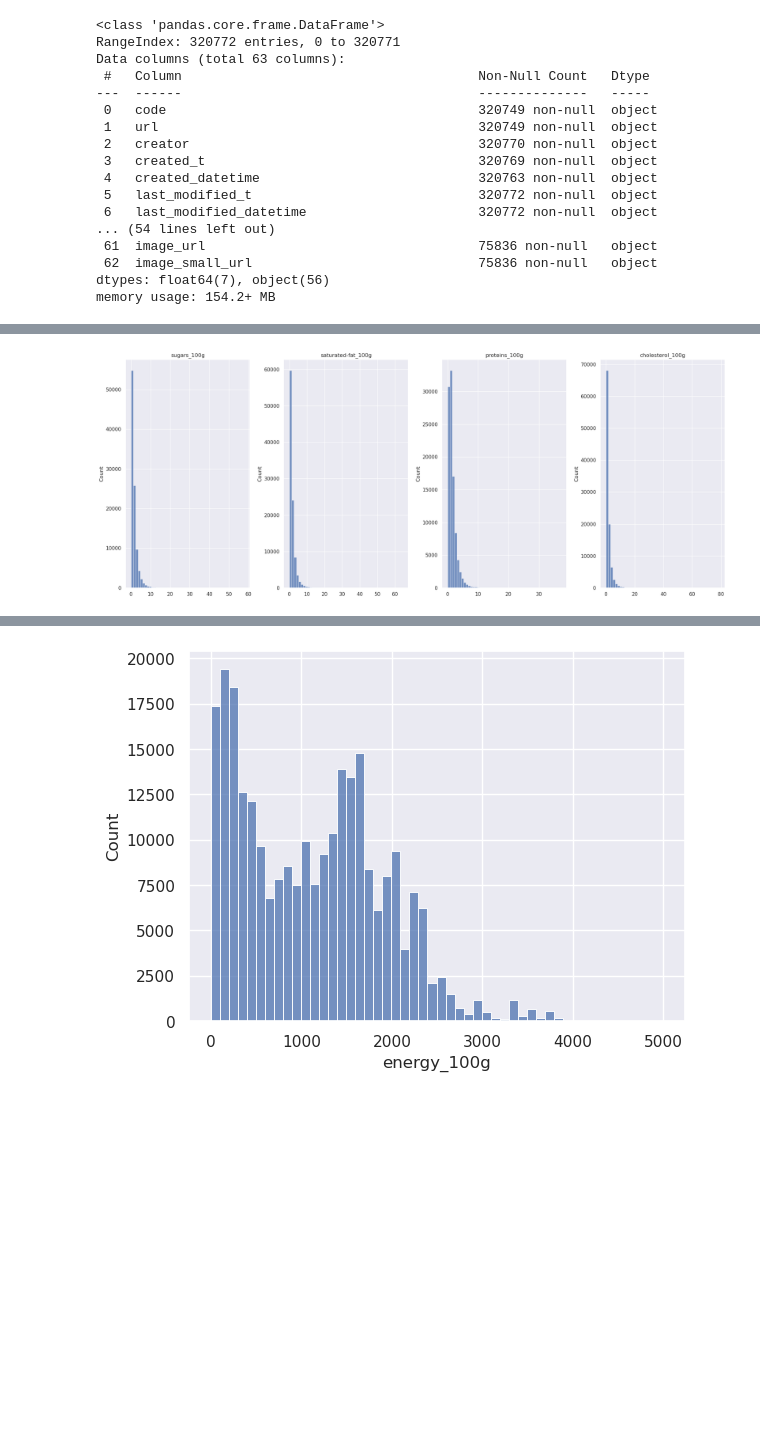
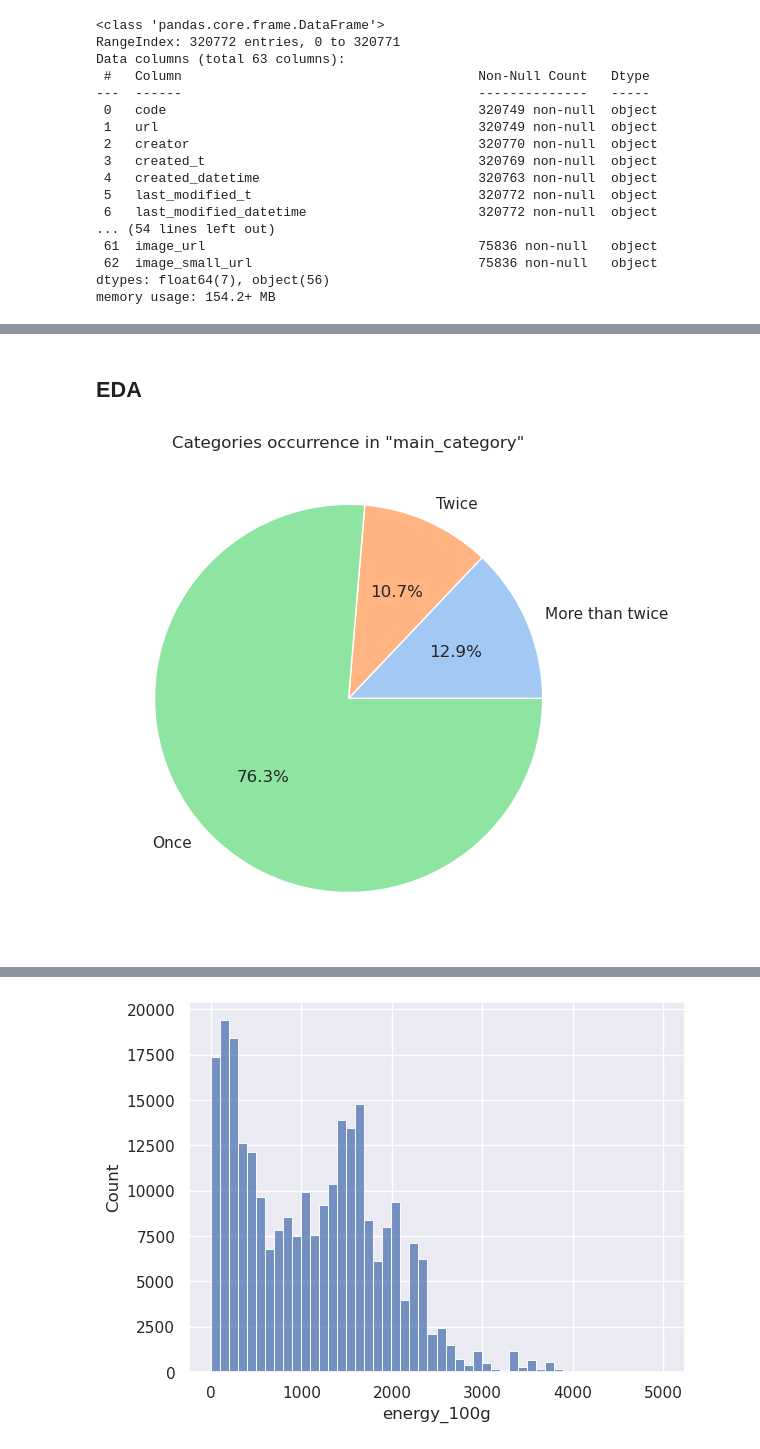
Before and after one commit to vicmcl/open_food_facts, a Jupyter notebook: src/notebook.ipynb, the cells around one changed output, grey strips where cells are left out. Drawn from its saved outputs; the diff is of its cells as text; code cells hidden in the pictures; blank space fills up the shorter version.

```diff
--- a/src/notebook.ipynb
+++ b/src/notebook.ipynb
@@ -195,0 +165,17 @@ from sklearn.preprocessing import MultiLabelBinarizer, LabelEncoder
+# %%
+def occurences(df, cats):
+    fig = plt.figure(figsize=(6 * len(cats), 8))
+    for i, cat in enumerate(cats):
+        fig.add_subplot(1, len(cats), i + 1)
+
+        outliers_1 = df[cat].value_counts() == 1
+        outliers_2 = df[cat].value_counts() == 2
+        non_outliers = ~(outliers_1 | outliers_2)
+
+        labels = ['More than twice', "Twice", 'Once']
+        sizes = [sum(non_outliers), sum(outliers_2), sum(outliers_1)]
+
+        plt.pie(sizes, labels=labels, autopct='%1.1f%%', colors=sns.color_palette('pastel'))
+        plt.title(f'Categories occurrence in "{cat}"')
+    plt.tight_layout()
+    plt.show()
@@ -248,7 +262,7 @@ class ProbImputer(BaseEstimator, TransformerMixin):
         )
         return X_imputed
 # %%
-class LabelsFormatter(BaseEstimator, TransformerMixin):
+class LabelFormatter(BaseEstimator, TransformerMixin):
 
     def __init__(self, to_format=None):
         self.to_format = to_format
@@ -261,20 +275,23 @@ class LabelsFormatter(BaseEstimator, TransformerMixin):
         def filter_tokens(sentence):
             if pd.notna(sentence):
                 tokens = word_tokenize(sentence.lower())
-                tagged_words = pos_tag(tokens)
-                nouns = {
-                    word
-                    for word, tag in tagged_words
+                words = {
+                    word for word in tokens
                     # Extract nouns that do not contain specific characters
-                    if tag == "NN" and all(char not in word for char in ["%", "'", "/"])
+                    if all(char not in word for char in "%'/:")
+                    and len(word) > 2
                 }
-                return nouns
+                return words
             else:
                 return np.nan
 
         # Apply the filter_tokens function to extract and filter nouns from sentences
-        formatted_col = X[self.to_format].apply(filter_tokens)
-        X.loc[:, self.to_format] = formatted_col
+        if isinstance(X, pd.DataFrame):
+            formatted_col = X[self.to_format].apply(filter_tokens)
+            X.loc[:, self.to_format] = formatted_col
+        else:
+            X = pd.DataFrame(X.apply(filter_tokens))
+
         return X
 # %%
 class MultiLabelEncoder(BaseEstimator, TransformerMixin):
@@ -612,12 +349,0 @@ plt.show()
-# %%
-fig = plt.figure(figsize=(20, 8))
-
-for i, (label, std_data, mu, std) in enumerate(norm_stats):
-    fig.add_subplot(1, 4, i + 1)
-    reverse_transform = np.exp((norm.rvs(mu, std, size=100000) * std) + mu)
-    sns.histplot(reverse_transform, bins=50)
-    plt.title(label)
-plt.tight_layout()
-plt.show()
-# %% [output]
-[figure, removed]
@@ -623,0 +363,2 @@ plt.show()
+# %% [markdown]
+## EDA
@@ -623,0 +374,7 @@ plt.show()
+# %%
+fmt = LabelFormatter()
+y_ = fmt.fit_transform(df[target].dropna())[target].explode()
+# %%
+occurences(pd.DataFrame(y_), [target])
+# %% [output]
+[figure, added]
```
Also changed, not shown: parts of 69 cells of this notebook.
